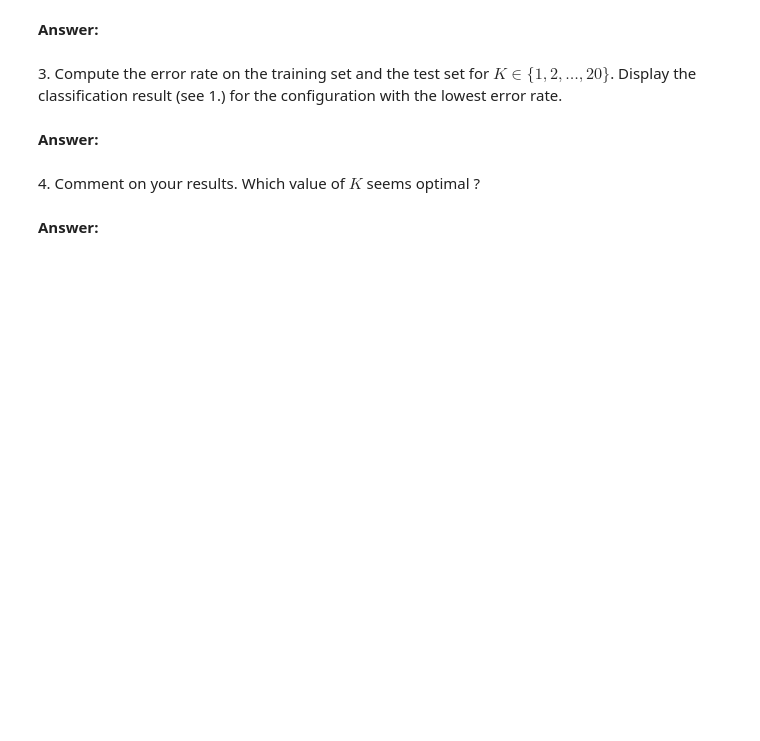
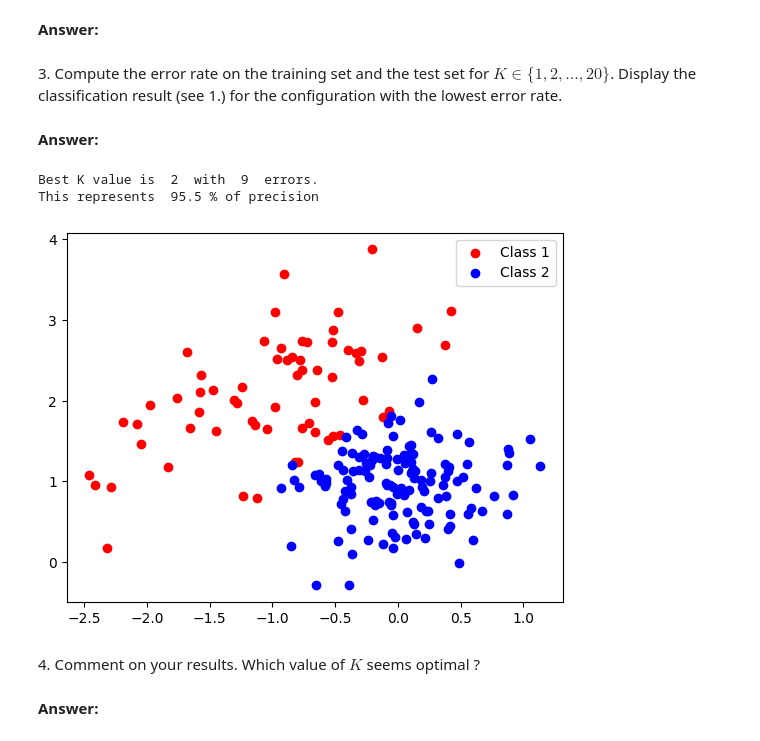
Before and after one commit to Cbonvieuxziz/python_sdia, a Jupyter notebook: Labs/Lab4/lab4.ipynb, the cells around one changed output. Cells and saved outputs as stored; diff of their text form; code cells hidden in the pictures; blank space fills up the shorter version.

```diff
--- a/Labs/Lab4/lab4.ipynb
+++ b/Labs/Lab4/lab4.ipynb
@@ -109,3 +111,23 @@ Number test samples :  200
+# %%
+def distances(x, mat):
+    N = np.shape(mat)[0]
+    extended_x = np.array([x for k in range(N)])
+    return np.linalg.norm( extended_x - mat, axis=1)
+
+def K_Nearest(K, mode, x_test, x_train):
+    N = np.shape(x_test)[0]
+    # We compute the distances to each point of the training set
+    x_test_distances = np.array([distances(x, x_train) for x in x_test])
+    #Sort the distances
+    id = np.argsort(x_test_distances)[:,:K]
+    labels = class_train[id].astype(int)
+    inferred = np.array([])
+    if mode == "classification":
+        inferred = np.array( [np.argmax(np.bincount(labels[k,:])) for k in range (N)] )
+    elif mode == "regression":
+        inferred = np.array( [np.mean(labels[k,:]) for k in range (N)] )
+    assert len(inferred) > 0, "Mode must be 'classification' or 'regression'"
+    return inferred
 # %% [markdown]
 3\. Compute the error rate on the training set and the test set for $K \in \{1,2, \dotsc, 20\}$. Display the classification result (see 1.) for the configuration with the lowest error rate.
 # %% [markdown]
@@ -115,3 +135,31 @@ Number test samples :  200
+# %%
+def compute_error(K_max):
+    true_class_of_test_set = test[:,0]
+    errors_on_test_set = np.array([0 for k in range(K_max)])
+    for k in range(1, K_max + 1):
+        inferred_classes_for_test_set =  K_Nearest(k, "classification", x_test, x_train)
+        error_test = np.sum(inferred_classes_for_test_set != true_class_of_test_set)
+        errors_on_test_set[k-1] = error_test
+
+    # We get the K with lowest error
+    best_K = np.argmin(errors_on_test_set)
+    lowest_error = np.min(errors_on_test_set)
+    N = np.shape(x_test)[0]
+    print("Best K value is ", best_K, " with ", lowest_error, " errors.")
+    print("This represents ", 100 - (lowest_error/N)*100 ,"% of precision")
+    inferred_classes = K_Nearest(best_K, "classification", x_test, x_train)
+    condition = inferred_classes == 1
+    colors = np.where(condition, 'r', 'b')
+    plt.scatter(x_test[condition,0], x_test[condition,1], c='r', label='Class 1')
+    plt.scatter(x_test[~condition,0], x_test[~condition,1], c='b', label='Class 2')
+    plt.legend()
+    plt.show()
+
+compute_error(20)
+# %% [output]
+Best K value is  2  with  9  errors.
+This represents  95.5 % of precision
+[figure, added]
 # %% [markdown]
 4\. Comment on your results. Which value of $K$ seems optimal ?
 # %% [markdown]
```
Also changed, not shown: parts of 7 cells of this notebook, 9 other files.
